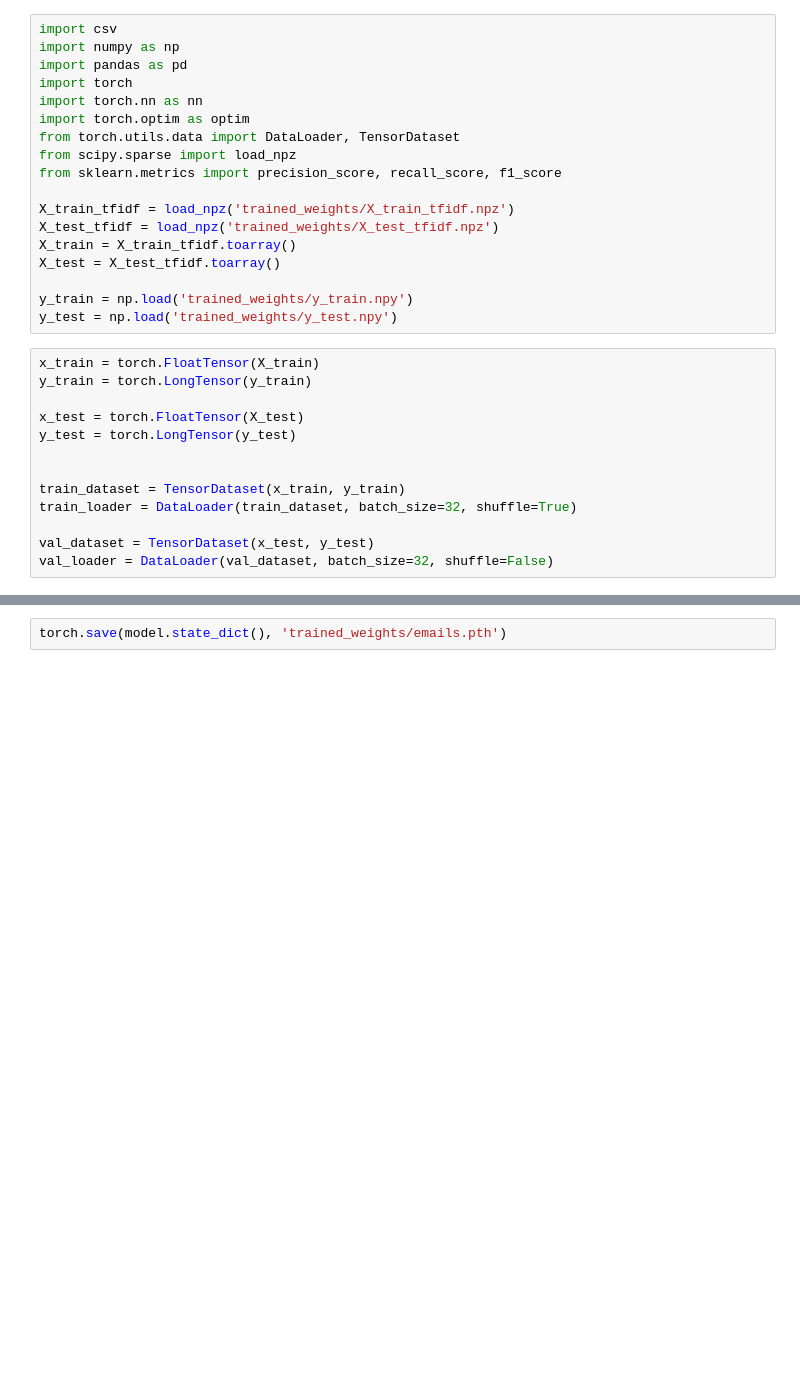
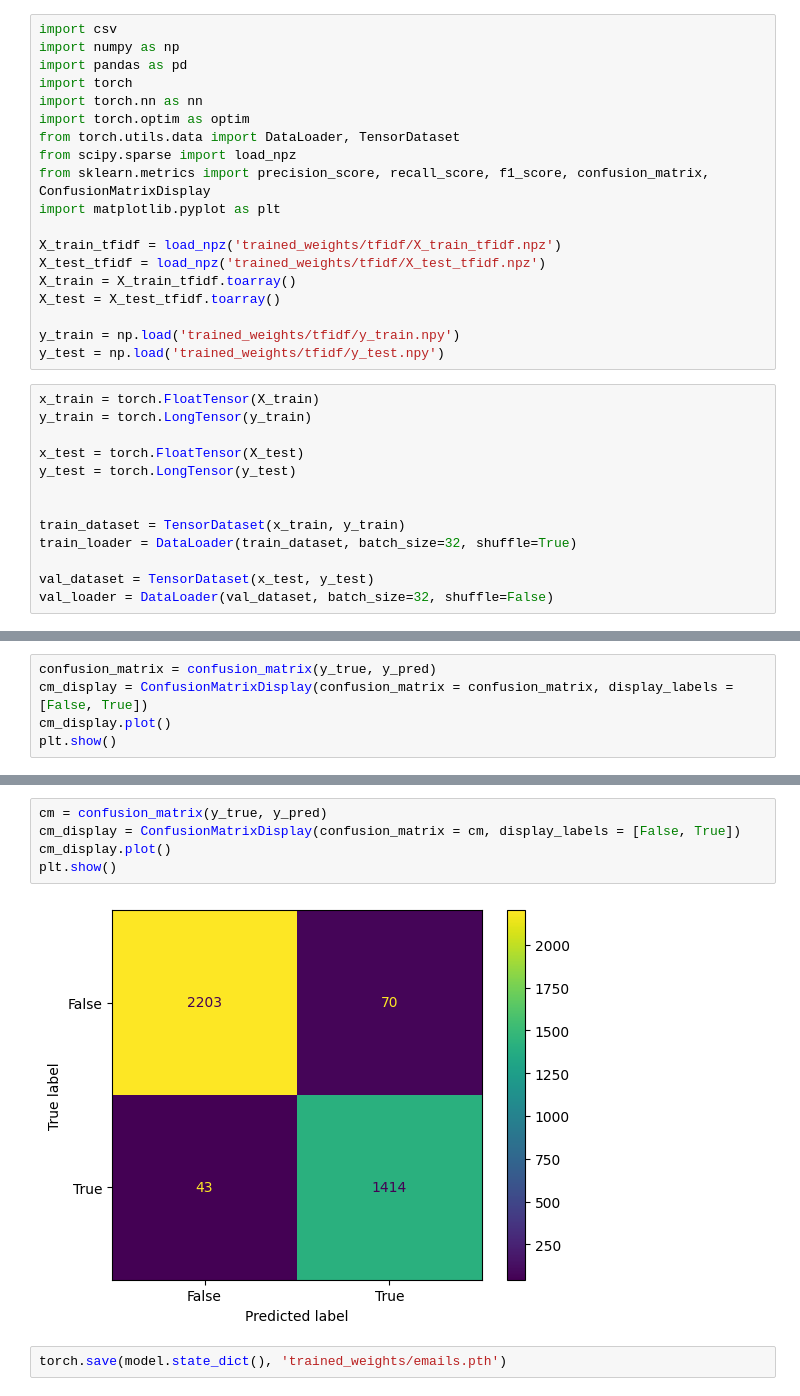
Before and after one commit to abearinatrap/cs491ml, a Jupyter notebook: email2.ipynb, the cells around one changed output, grey strips where cells are left out. Saved outputs shown, nothing was run; the diff lists cells and outputs as text; blank space fills up the shorter version.

Commit message:
finish tfidf ml models

```diff
--- a/email2.ipynb
+++ b/email2.ipynb
@@ -7,15 +7,16 @@ import torch.nn as nn
 import torch.optim as optim
 from torch.utils.data import DataLoader, TensorDataset
 from scipy.sparse import load_npz
-from sklearn.metrics import precision_score, recall_score, f1_score
+from sklearn.metrics import precision_score, recall_score, f1_score, confusion_matrix, ConfusionMatrixDisplay
+import matplotlib.pyplot as plt
 
-X_train_tfidf = load_npz('trained_weights/X_train_tfidf.npz')
-X_test_tfidf = load_npz('trained_weights/X_test_tfidf.npz')
+X_train_tfidf = load_npz('trained_weights/tfidf/X_train_tfidf.npz')
+X_test_tfidf = load_npz('trained_weights/tfidf/X_test_tfidf.npz')
 X_train = X_train_tfidf.toarray()
 X_test = X_test_tfidf.toarray()
 
-y_train = np.load('trained_weights/y_train.npy')
-y_test = np.load('trained_weights/y_test.npy')
+y_train = np.load('trained_weights/tfidf/y_train.npy')
+y_test = np.load('trained_weights/tfidf/y_test.npy')
 # %%
 x_train = torch.FloatTensor(X_train)
 y_train = torch.LongTensor(y_train)
@@ -103,0 +105,5 @@ Epoch 3/3, Loss: 0.0704, Val Loss: 0.1619, Val Acc: 0.9670, Precision: 0.9645, R
+# %%
+confusion_matrix = confusion_matrix(y_true, y_pred)
+cm_display = ConfusionMatrixDisplay(confusion_matrix = confusion_matrix, display_labels = [False, True])
+cm_display.plot()
+plt.show()
@@ -104,3 +211,10 @@ Epoch 3/3, Loss: 0.0704, Val Loss: 0.1619, Val Acc: 0.9670, Precision: 0.9645, R
+# %%
+cm = confusion_matrix(y_true, y_pred)
+cm_display = ConfusionMatrixDisplay(confusion_matrix = cm, display_labels = [False, True])
+cm_display.plot()
+plt.show()
+# %% [output]
+[figure, added]
 # %%
 torch.save(model.state_dict(), 'trained_weights/emails.pth')
 # %%
```
Also changed, not shown: parts of 3 cells of this notebook, 16 other files.
